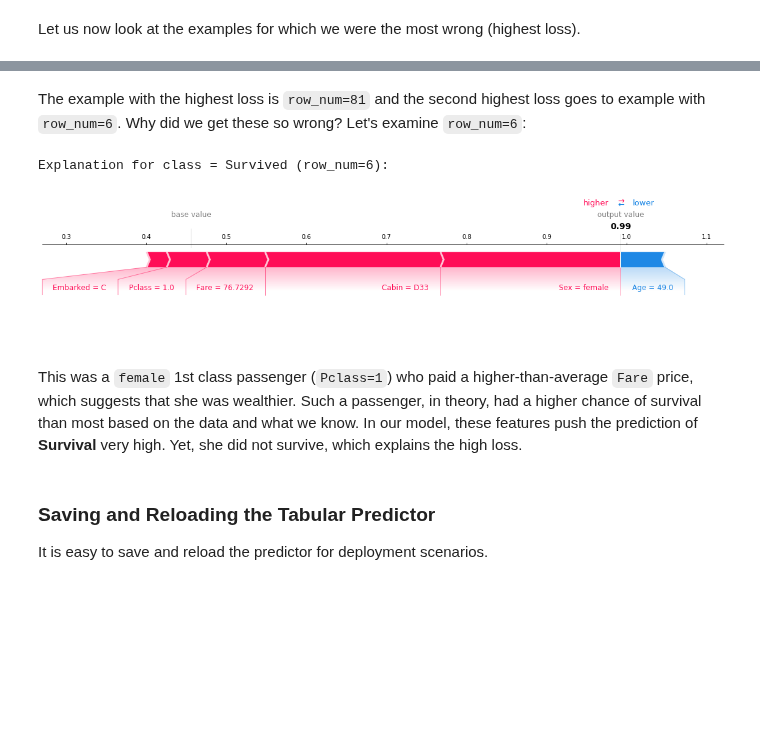
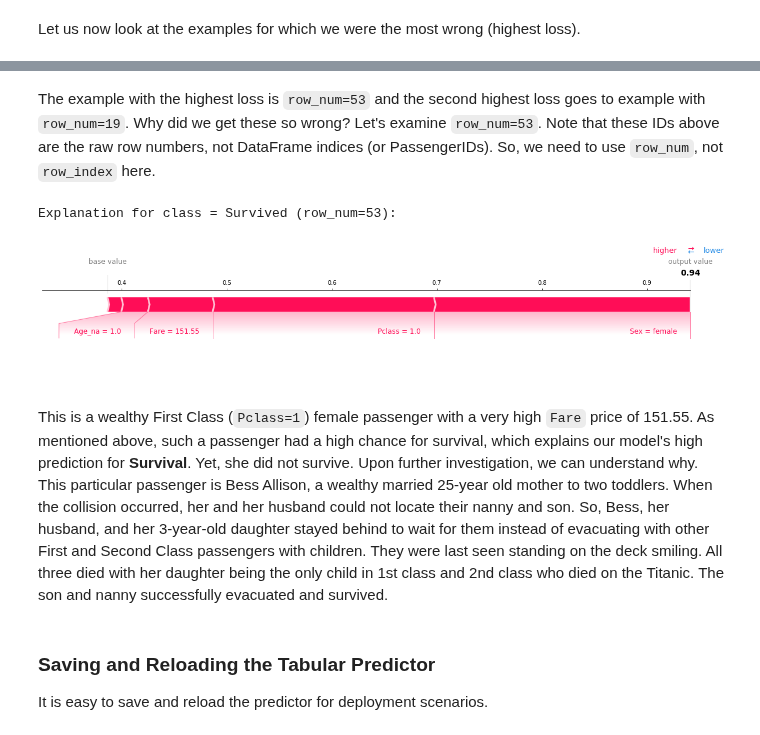
Before and after one commit to amaiya/ktrain, a Jupyter notebook: tutorials/tutorial-08-tabular_classification_and_regression.ipynb, the cells around one changed output, grey strips where cells are left out. Cells and saved outputs as stored; diff of their text form; code cells hidden in the pictures; blank space fills up the shorter version.

```diff
--- a/tutorials/tutorial-08-tabular_classification_and_regression.ipynb
+++ b/tutorials/tutorial-08-tabular_classification_and_regression.ipynb
@@ -46,6 +46,7 @@ We'll drop the `Name` and `Ticket` columns, as they seem like they'll be less pr
 # %%
 train_df = train_df.drop('Name', 1)
 train_df = train_df.drop('Ticket', 1)
+train_df = train_df.drop('Cabin', 1)
 # %% [markdown]
 *ktrain* will automatically split out a validation set if given only a training set.  But, let's also manually split out a test set that we can evaluate later.
 # %%
@@ -113,7 +130,7 @@ Visually inspect loss plot and select learning rate associated with falling loss
 # %% [markdown]
 ### STEP 4: Train the Model
 # %%
-learner.fit_onecycle(1e-3, 25)
+learner.fit_onecycle(1e-3, 30)
 # %% [output]
 begin training using onecycle policy with max lr of 0.001...
 Train for 23 steps, validate for 3 steps
@@ -239,12 +256,12 @@ id:57 | loss:4.73 | true:not_Survived | pred:Survived)
 # %% [markdown]
-The example with the highest loss is `row_num=81` and the second highest loss goes to example with `row_num=6`. Why did we get these so wrong?  Let's examine `row_num=6`:
+The example with the highest loss is `row_num=53` and the second highest loss goes to example with `row_num=19`. Why did we get these so wrong?  Let's examine `row_num=53`.  Note that these IDs above are the raw row numbers, not DataFrame indices (or PassengerIDs). So, we need to use `row_num`, not `row_index` here.
 # %%
-p.explain(test_df, row_num=6, class_id=1)
+p.explain(test_df, row_num=53, class_id=1)
 # %% [output]
-Explanation for class = Survived (row_num=6):
+Explanation for class = Survived (row_num=53):
-[figure, old version]
+[figure, new version]
-# %% [markdown]
-This was a `female` 1st class passenger (`Pclass=1`) who paid a higher-than-average `Fare` price, which suggests that she was wealthier.  Such a passenger, in theory, had a higher chance of survival than most based on the data and what we know.  In our model, these features push the prediction of **Survival** very high.  Yet, she did not survive, which explains the high loss.
+# %% [markdown]
+This is a wealthy First Class (`Pclass=1`) female passenger with a very high `Fare` price of 151.55. As mentioned above, such a passenger had a high chance for survival, which explains our model's high prediction for **Survival**. Yet, she did not survive. Upon further investigation, we can understand why.  This particular passenger is Bess Allison, a wealthy married 25-year old mother to two toddlers.  When the collision occurred, her and her husband could not locate their nanny and son.  So, Bess, her husband, and her 3-year-old daughter stayed behind to wait for them instead of evacuating with other First and Second Class passengers with children.  They were last seen standing on the deck smiling.  All three died with her daughter being the only child in 1st class and 2nd class who died on the Titanic.  The son and nanny successfully evacuated and survived.
 # %% [markdown]
 ### Saving and Reloading the Tabular Predictor
 
```
Also changed, not shown: parts of 20 cells of this notebook, 1 other file.
